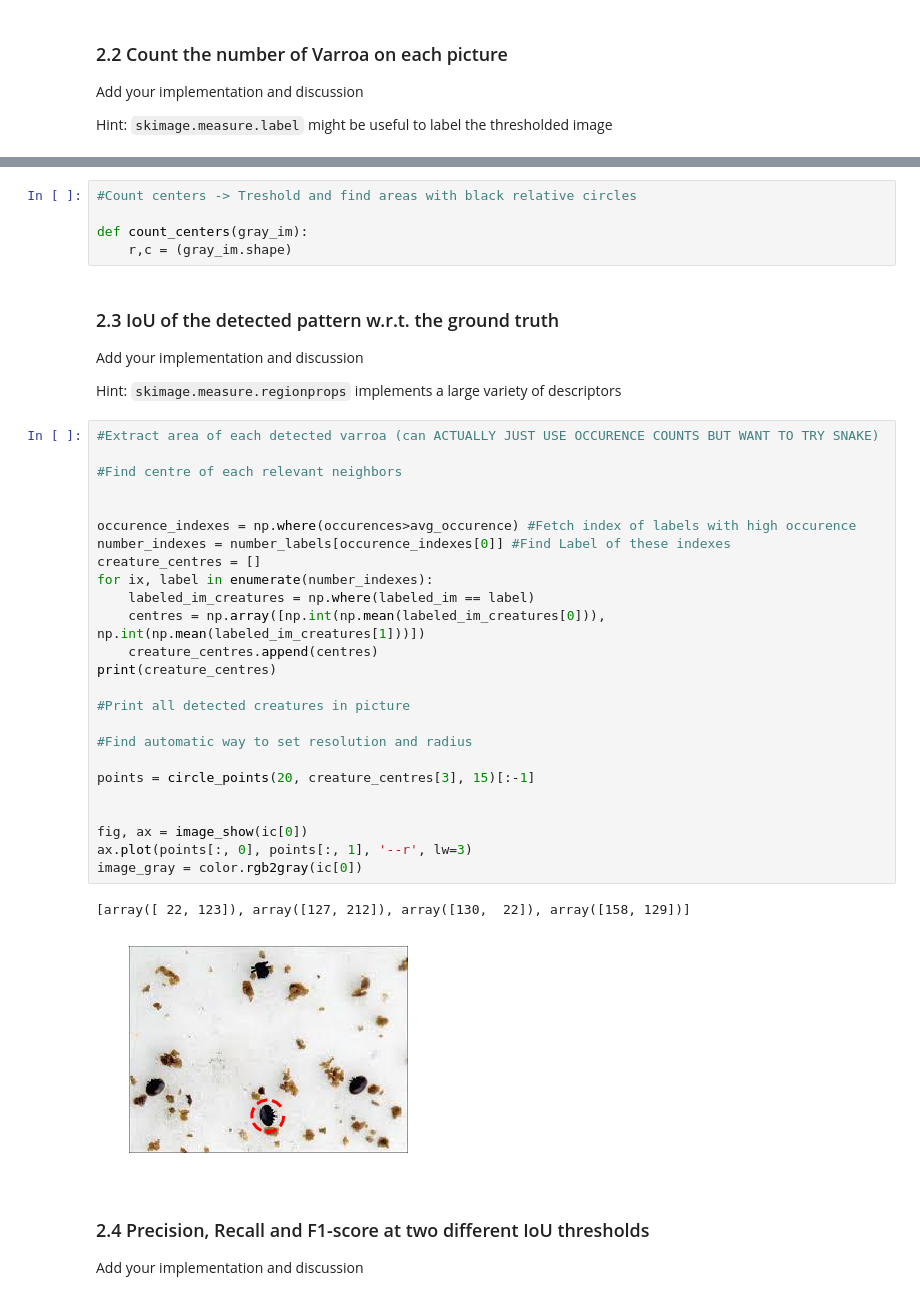
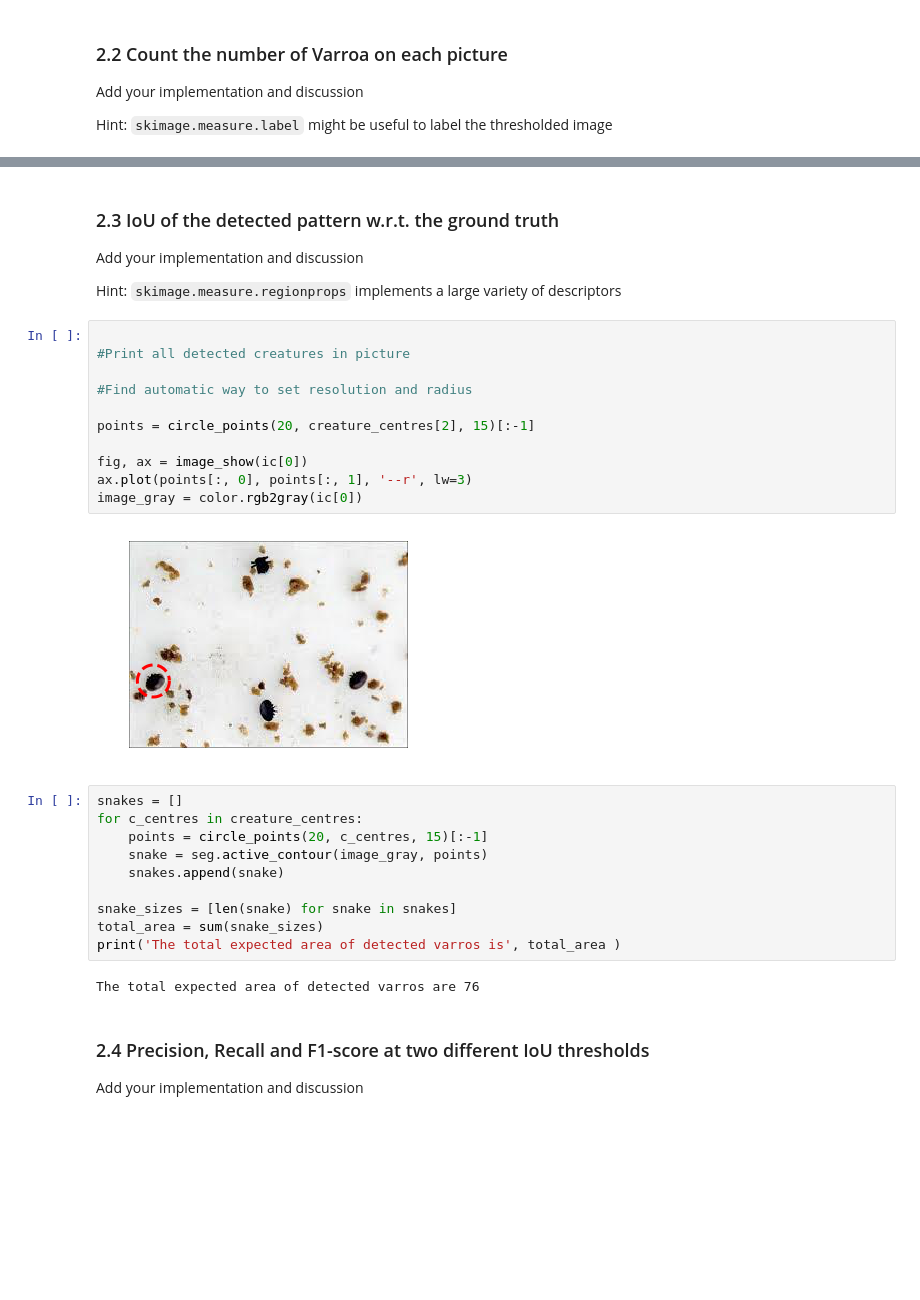
Before and after one commit to LeylaVakilian/PatternRecognition-, a Jupyter notebook: labs/lab_01_segmentation.ipynb, the cells around one changed output, grey strips where cells are left out. Drawn from its saved outputs; the diff is of its cells as text; blank space fills up the shorter version.

```diff
--- a/labs/lab_01_segmentation.ipynb
+++ b/labs/lab_01_segmentation.ipynb
@@ -486,9 +516,4 @@ counted_creatures = len(occurences[occurences>avg_occurence])
 [figure]
-# %%
-#Count centers -> Treshold and find areas with black relative circles
-
-def count_centers(gray_im):
-    r,c = (gray_im.shape)
 # %% [markdown]
 ### 2.3 IoU of the detected pattern w.r.t. the ground truth
 
@@ -496,33 +521,30 @@ Add your implementation and discussion
 
 Hint: `skimage.measure.regionprops` implements a large variety of descriptors
 # %%
-#Extract area of each detected varroa (can ACTUALLY JUST USE OCCURENCE COUNTS BUT WANT TO TRY SNAKE)
-
-#Find centre of each relevant neighbors
-
-
-occurence_indexes = np.where(occurences>avg_occurence) #Fetch index of labels with high occurence
-number_indexes = number_labels[occurence_indexes[0]] #Find Label of these indexes
-creature_centres = []
-for ix, label in enumerate(number_indexes):
-    labeled_im_creatures = np.where(labeled_im == label)
-    centres = np.array([np.int(np.mean(labeled_im_creatures[0])), np.int(np.mean(labeled_im_creatures[1]))])
-    creature_centres.append(centres)
-print(creature_centres)
 
 #Print all detected creatures in picture
 
 #Find automatic way to set resolution and radius
 
-points = circle_points(20, creature_centres[3], 15)[:-1]
-
+points = circle_points(20, creature_centres[2], 15)[:-1]
 
 fig, ax = image_show(ic[0])
 ax.plot(points[:, 0], points[:, 1], '--r', lw=3)
 image_gray = color.rgb2gray(ic[0])
 # %% [output]
-[array([ 22, 123]), array([127, 212]), array([130,  22]), array([158, 129])]
-[figure, old version]
+[figure, new version]
+# %%
+snakes = []
+for c_centres in creature_centres:
+    points = circle_points(20, c_centres, 15)[:-1]
+    snake = seg.active_contour(image_gray, points)
+    snakes.append(snake)
+
+snake_sizes = [len(snake) for snake in snakes]
+total_area = sum(snake_sizes)
+print('The total expected area of detected varros is', total_area )
+# %% [output]
+The total expected area of detected varros are 76
 # %% [markdown]
 ### 2.4 Precision, Recall and F1-score at two different IoU thresholds
 
```
Also changed, not shown: parts of 2 cells of this notebook.
